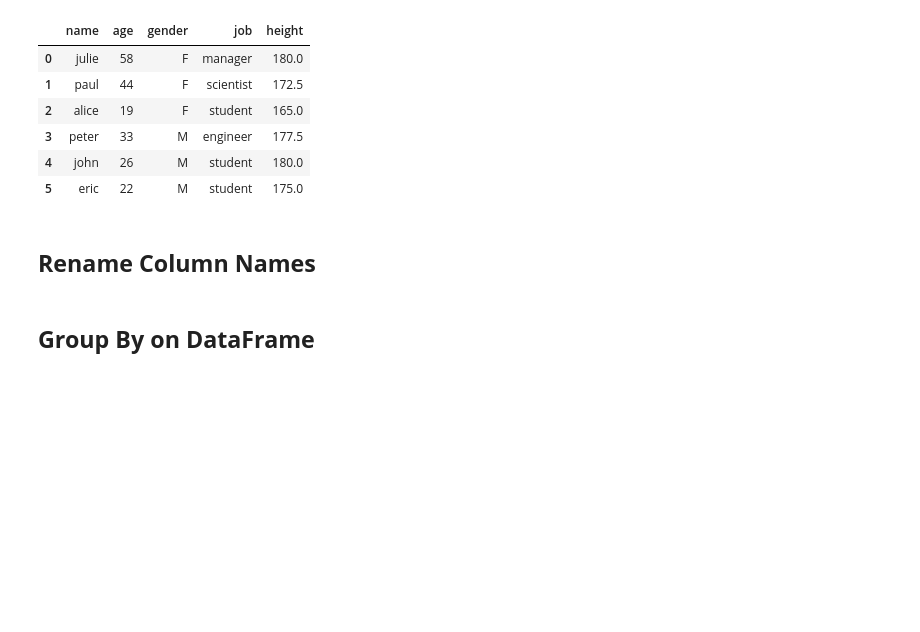
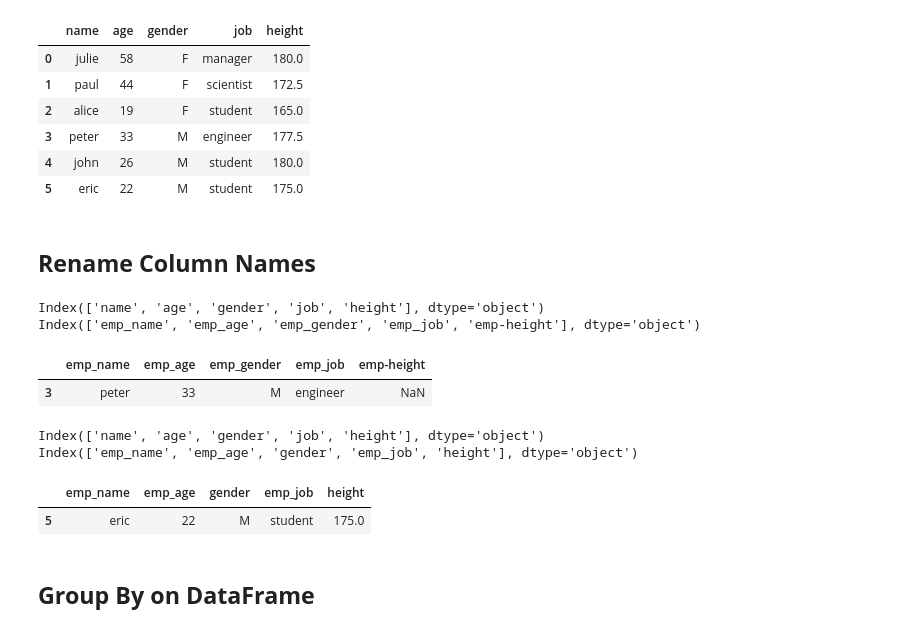
Before and after one commit to toarnabtrainer/AEC_ML_Batch_1_August_2026, a Jupyter notebook: Pandas.ipynb, the cells around one changed output. Drawn from its saved outputs; the diff is of its cells as text; code cells hidden in the pictures; blank space fills up the shorter version.

```diff
--- a/Pandas.ipynb
+++ b/Pandas.ipynb
@@ -1270,5 +1270,27 @@ Male height mean: 177.5 <class 'float'>
 | 5 | eric | 22 | M | student | 175.0 |
 # %% [markdown]
 ## **Rename Column Names**
+# %%
+df1 = df.copy()
+print(df1.columns)
+df1.columns = ['emp_name', 'emp_age', 'emp_gender', 'emp_job', 'emp-height']
+print(df1.columns)
+display(df1.sample())
+# %% [output]
+Index(['name', 'age', 'gender', 'job', 'height'], dtype='object')
+Index(['emp_name', 'emp_age', 'emp_gender', 'emp_job', 'emp-height'], dtype='object')
+|  | emp_name | emp_age | emp_gender | emp_job | emp-height |
+| 3 | peter | 33 | M | engineer | NaN |
+# %%
+df1 = df.copy()
+print(df1.columns)
+df1 = df.rename(columns = {"name":"emp_name", 'job':"emp_job", "age":"emp_age"})
+print(df1.columns)
+display(df1.sample())
+# %% [output]
+Index(['name', 'age', 'gender', 'job', 'height'], dtype='object')
+Index(['emp_name', 'emp_age', 'gender', 'emp_job', 'height'], dtype='object')
+|  | emp_name | emp_age | gender | emp_job | height |
+| 5 | eric | 22 | M | student | 175.0 |
 # %% [markdown]
 ## **Group By on DataFrame**
```
Also changed, not shown: parts of 17 cells of this notebook.
